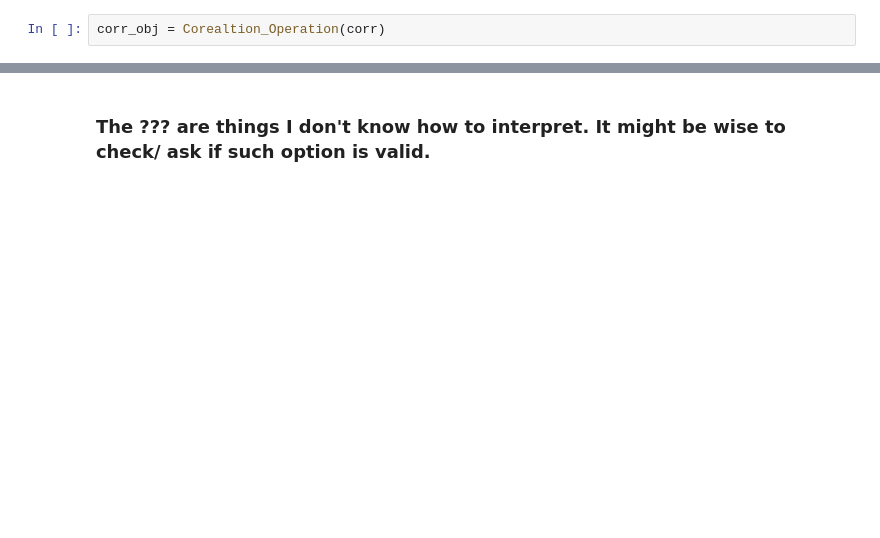
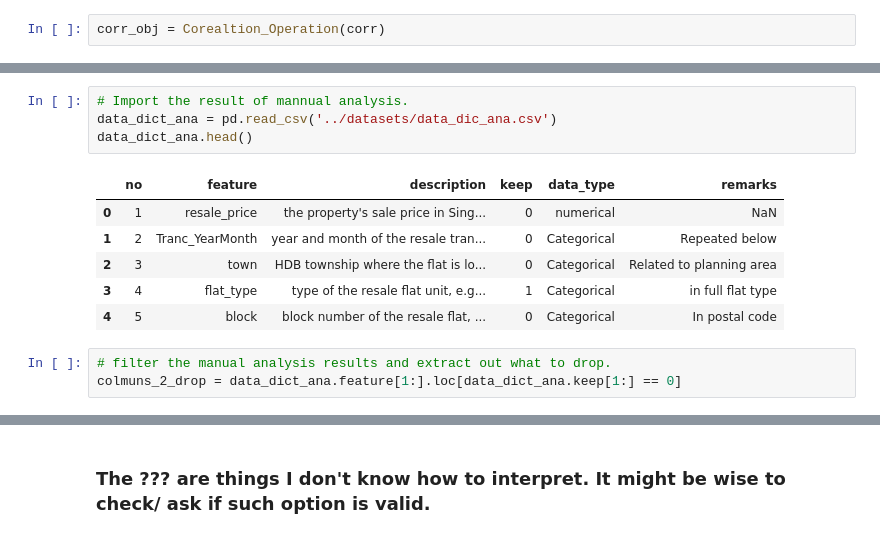
Before and after one commit to Luke-zm/DSI_Proj, a Jupyter notebook: project_2/code/house_EDA.ipynb, the cells around one changed output, grey strips where cells are left out. Drawn from its saved outputs; the diff is of its cells as text; blank space fills up the shorter version.

```diff
--- a/project_2/code/house_EDA.ipynb
+++ b/project_2/code/house_EDA.ipynb
@@ -617,0 +459,14 @@ corr = corr
+# %%
+# Import the result of mannual analysis.
+data_dict_ana = pd.read_csv('../datasets/data_dic_ana.csv')
+data_dict_ana.head()
+# %% [output]
+|  | no | feature | description | keep | data_type | remarks |
+| 0 | 1 | resale_price | the property's sale price in Sing... | 0 | numerical | NaN |
+| 1 | 2 | Tranc_YearMonth | year and month of the resale tran... | 0 | Categorical | Repeated below |
+| 2 | 3 | town | HDB township where the flat is lo... | 0 | Categorical | Related to planning area |
+| 3 | 4 | flat_type | type of the resale flat unit, e.g... | 1 | Categorical | in full flat type |
+| 4 | 5 | block | block number of the resale flat, ... | 0 | Categorical | In postal code |
+# %%
+# filter the manual analysis results and extract out what to drop.
+colmuns_2_drop = data_dict_ana.feature[1:].loc[data_dict_ana.keep[1:] == 0]
```
Also changed, not shown: parts of 46 cells of this notebook, 2 other files.
